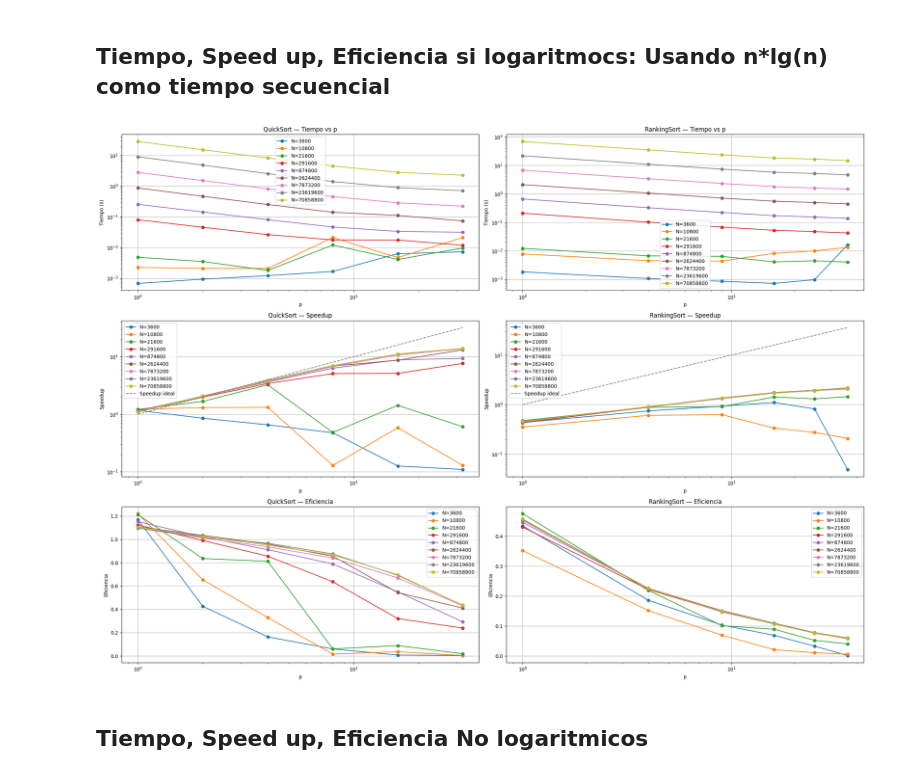
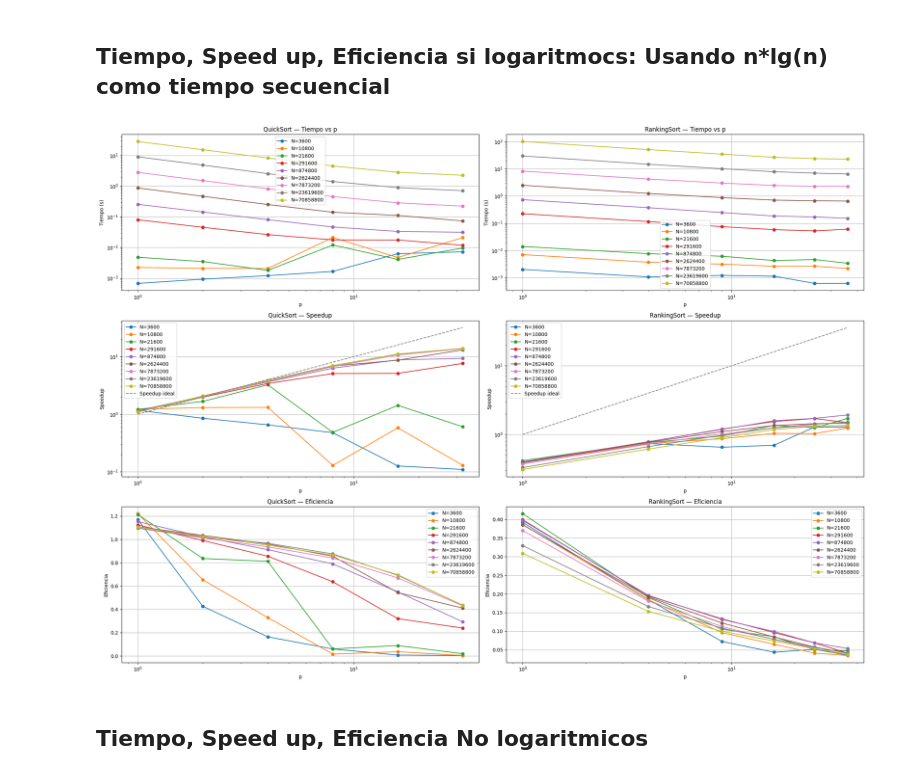
Before and after one commit to marcelino123455/ProyectoParalela, a Jupyter notebook: graficador.ipynb, the cells around one changed output. Drawn from its saved outputs; the diff is of its cells as text; code cells hidden in the pictures.

```diff
--- a/graficador.ipynb
+++ b/graficador.ipynb
@@ -59,7 +59,7 @@ plt.show()
 # %% [markdown]
 # Tiempos V1
 # %%
-TIEMPOS_DIR = "./tiempos/v1"
+TIEMPOS_DIR = "./tiempos/v3"
 
 procesos = os.listdir(TIEMPOS_DIR)
 
@@ -159,7 +161,7 @@ df_grouped_qs = df_qs.groupby(['N','p'], as_index=False)[['Total']].sum()
 #   RANKING SORT DATA
 # ---------------------------------------------------
 
-TIEMPOS_DIR_RS = "./tiempos/v1"
+TIEMPOS_DIR_RS = "./tiempos/v3"
 procesos_rs = os.listdir(TIEMPOS_DIR_RS)
 
 all_data_rs = []
@@ -617,7 +619,7 @@ df_grouped_qs = df_qs.groupby(['N','p'], as_index=False)[['Total']].sum()
 #   RANKING SORT DATA
 # ---------------------------------------------------
 
-TIEMPOS_DIR_RS = "./tiempos/v1"
+TIEMPOS_DIR_RS = "./tiempos/v3"
 procesos_rs = os.listdir(TIEMPOS_DIR_RS)
 
 all_data_rs = []
@@ -798,34 +800,34 @@ ax.legend()
 # ========================================
 ax = axes[2, 1]
 
 for N, df_N in df_speed_rs.groupby("N"):
     if 1 not in df_N["p"].values:
         continue
 
     # t1 = df_N.loc[df_N["p"] == 1, "Total"].values[0]
     # df_N = df_N.copy()
     # df_N["Speedup"] = t1 / df_N["Total"]
     Tsec = tsec_dict[N]
     df_N = df_N.copy()
     df_N["Speedup"] = Tsec / df_N["Total"]
 
 
     df_N["Eficiencia"] = df_N["Speedup"] / df_N["p"]
 
     ax.plot(df_N["p"], df_N["Eficiencia"],
             marker="o", color=colors[N], label=f"N={N}")
 
 ax.set_xscale("log")
 ax.set_title("RankingSort — Eficiencia")
 ax.set_xlabel("p")
 ax.set_ylabel("Eficiencia")
 ax.grid(True)
 ax.legend()
 
 plt.tight_layout()
 plt.show()
 # %% [output]
-[figure, old version]
+[figure, new version]
 # %% [markdown]
 ## Tiempo, Speed up, Eficiencia No logaritmicos
 # %%
```
Also changed, not shown: parts of 14 cells of this notebook.
